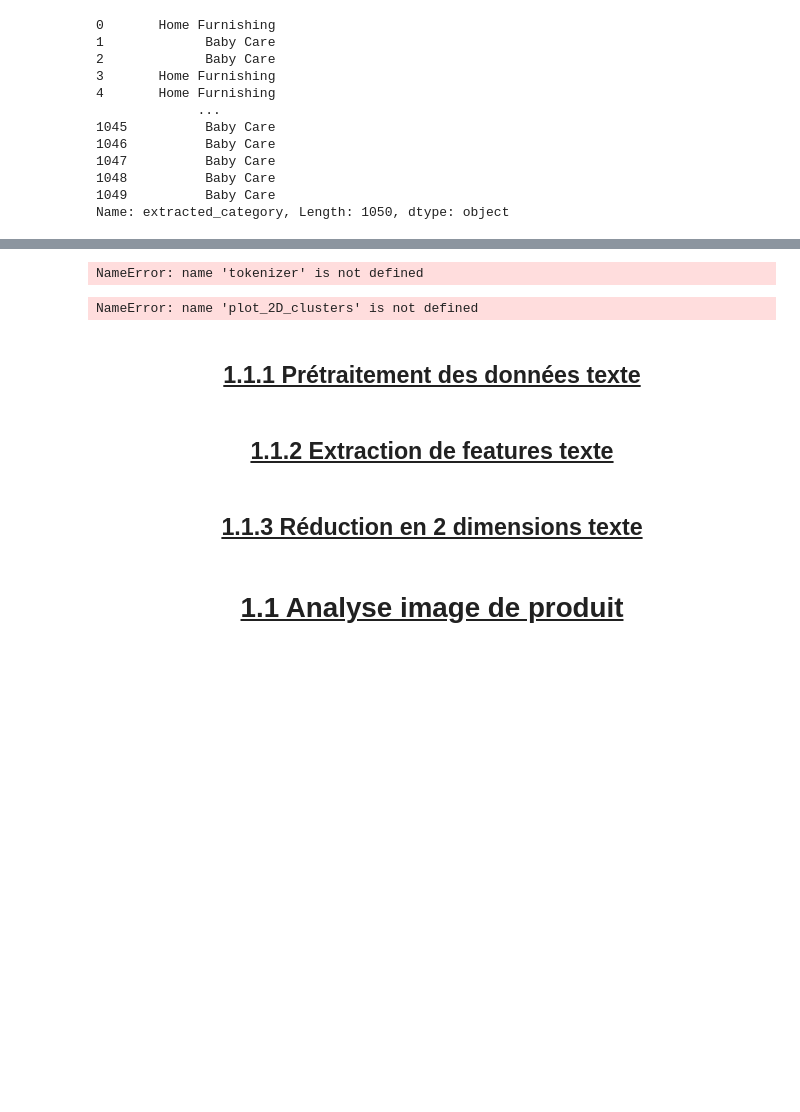
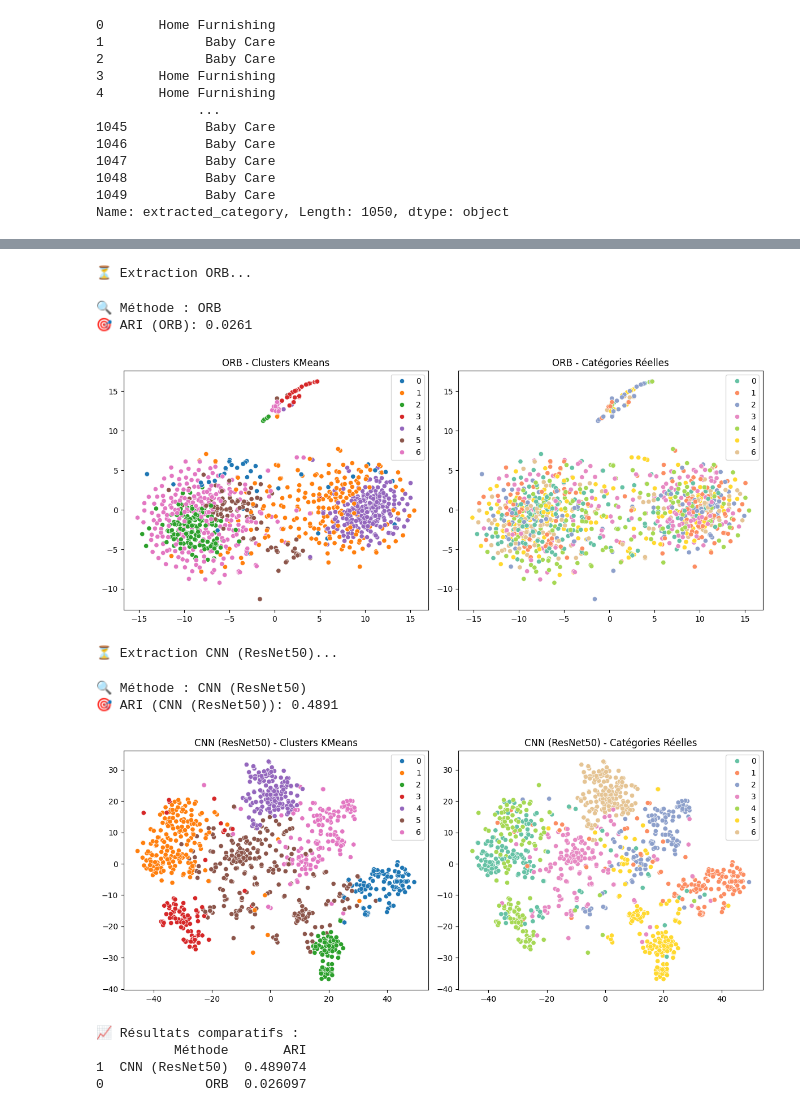
Before and after one commit to davidjeje/classifier_automatiquement_des_biens_de_consomation, a Jupyter notebook: Untitled.ipynb, the cells around one changed output, grey strips where cells are left out. Drawn from its saved outputs; the diff is of its cells as text; code cells hidden in the pictures; blank space fills up the shorter version.

```diff
--- a/Untitled.ipynb
+++ b/Untitled.ipynb
@@ -92,3 +86,6 @@ memory usage: 116.0+ KB
+# %%
+# Construction du chemin complet vers les images
+df['image_path'] = df['image'].apply(lambda x: os.path.join(IMAGE_DIR, x))
 # %%
 df_categories = extract_unique_categories(df)
 print(df_categories["extracted_category"])
@@ -162,6 +116,0 @@ Name: count, Length: 642, dtype: int64
-# %%
-# Application de la fonction
-df = tokenize_english_descriptions(df, desc_col='description')
-
-# Exemple : afficher la ligne 5
-afficher_tokens(df, 5)
@@ -347,16 +116,0 @@ print(model.wv.most_similar(positive=["product", "delivery"], negative=["buy"]))
-# %%
-# Application sur le DataFrame
-df["w2v_vector"] = df["tokens"].apply(lambda x: vectorize_text(x, model))
-X = np.stack(df["w2v_vector"].values)
-
-# Étape 2 : Réduction de dimension par t-SNE
-tsne = TSNE(n_components=2, random_state=0)
-X_2D = tsne.fit_transform(X)
-
-# Étape 3 : KMeans clustering
-kmeans = KMeans(n_clusters=7, random_state=0)
-cluster_labels = kmeans.fit_predict(X)
-
-# Étape 4 : ARI avec les vrais labels
-ari = adjusted_rand_score(df["extracted_category"], cluster_labels)
-print(f"Adjusted Rand Index (ARI) : {ari:.4f}")
@@ -373,10 +116,0 @@ plot_tsne(X_2D, df["extracted_category"], "WORD2VEC - Vrais Groupes")
-# %%
-# Avec BERT
-df["bert_vector"] = df["description"].apply(bert_vectorize)
-X_bert = np.stack(df["bert_vector"].values)
-
-# Avec USE
-df["use_vector"] = df["description"].apply(use_vectorize)
-X_use = np.stack(df["use_vector"].values)
-# %% [output]
-NameError: name 'tokenizer' is not defined
@@ -398,13 +117,15 @@ print(f"ARI USE : {ari_use:.4f}")
-# %%
-plot_2D_clusters(X_2D_bert, cluster_labels_bert, "Clusters KMeans sur embeddings BERT")
-plot_2D_clusters(X_2D_use, cluster_labels_use, "Clusters KMeans sur embeddings USE")
-# %% [output]
-NameError: name 'plot_2D_clusters' is not defined
-# %% [markdown]
-<h2 style="text-align: center; font-weight: bold;"><u>1.1.1 Prétraitement des données texte</u></h2>
-# %% [markdown]
-<h2 style="text-align: center; font-weight: bold;"><u>1.1.2 Extraction de features texte</u></h2>
-# %% [markdown]
-<h2 style="text-align: center; font-weight: bold;"><u>1.1.3 Réduction en 2 dimensions texte</u></h2>
-# %% [markdown]
-<h1 style="text-align: center; font-weight: bold;"><u>1.1 Analyse image de produit</u></h1>
+# %%
+results2  = run_all_methods2(df)
+# %% [output]
+⏳ Extraction ORB...
+🔍 Méthode : ORB
+🎯 ARI (ORB): 0.0261
+[figure, added]
+⏳ Extraction CNN (ResNet50)...
+🔍 Méthode : CNN (ResNet50)
+🎯 ARI (CNN (ResNet50)): 0.4891
+[figure, added]
+📈 Résultats comparatifs :
+          Méthode       ARI
+1  CNN (ResNet50)  0.489074
+0             ORB  0.026097
```
Also changed, not shown: parts of 53 cells of this notebook, 6 other files.
